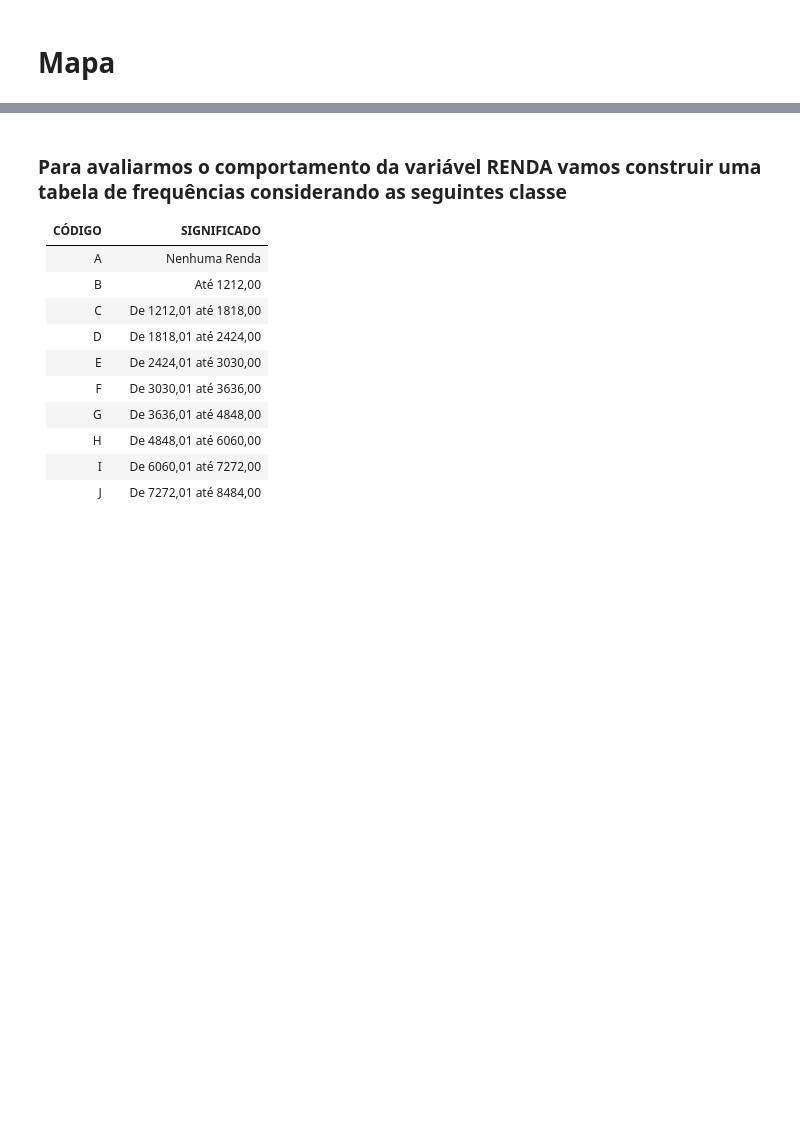
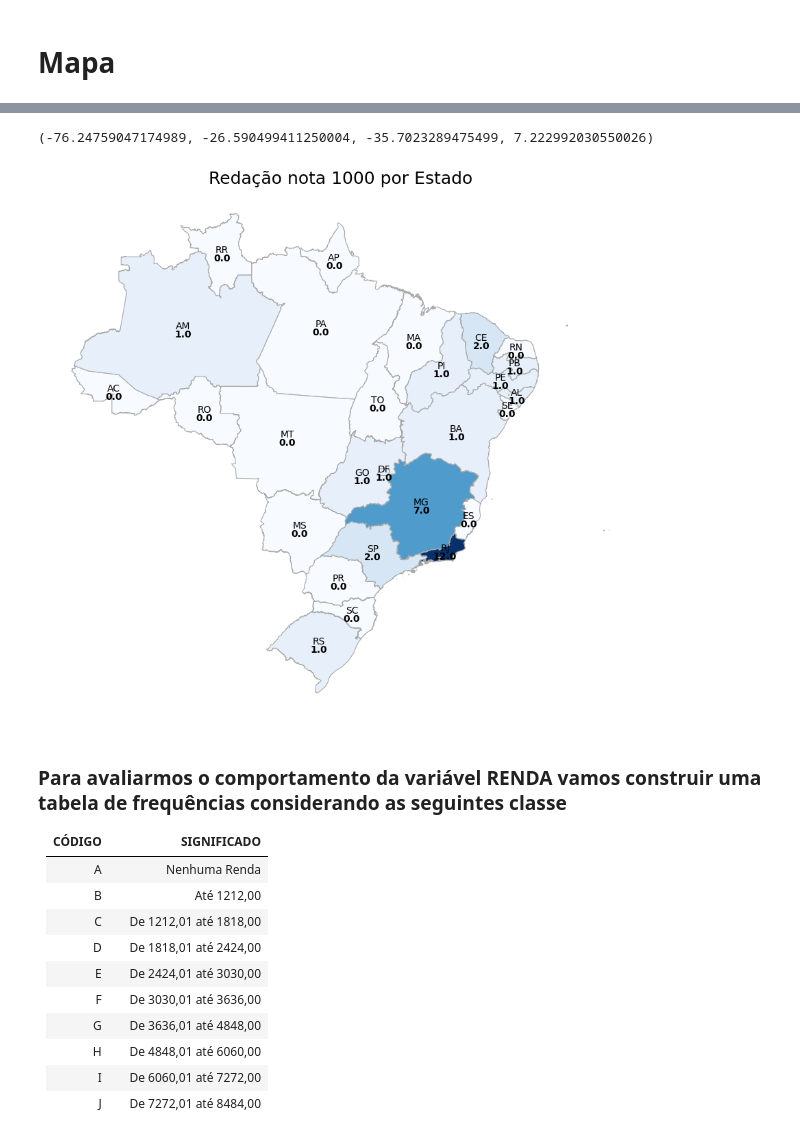
Before and after one commit to Grupo-B-Turma-2-Ada-VemSerTech/Projeto_Mod04_Ada_VemSerTech, a Jupyter notebook: Projeto.ipynb, the cells around one changed output, grey strips where cells are left out. Drawn from its saved outputs; the diff is of its cells as text; code cells hidden in the pictures; blank space fills up the shorter version.

Commit message:
mapa redação nota 1000

```diff
--- a/Projeto.ipynb
+++ b/Projeto.ipynb
@@ -391,3 +407,26 @@ DriverError: BR_UF_2022/BR_UF_2022.shp: No such file or directory
+# %%
+qtd_nota_1000_uf = df_enem[df_enem['NU_NOTA_REDACAO'] == 1000]['SG_UF_PROVA'].value_counts()
+dict_qtd_nota_1000_uf = qtd_nota_1000_uf.to_dict() # convertendo para o tipo dicionário
+infos_ufs['Redacao_1000'] = infos_ufs['SIGLA_UF'].map(dict_qtd_nota_1000_uf)
+
+infos_ufs['Redacao_1000'] = infos_ufs['Redacao_1000'].fillna(0) # preenchendo com zero os estados sem redações nota 1000
+
+#mapa
+fig, ax = plt.subplots(1, figsize = (20,10))
+infos_ufs.plot(column = 'Redacao_1000',
+               ax=ax,
+               cmap = 'Blues',
+               linewidth=0.8,
+               figsize = (20,7),
+               legend = False,
+               edgecolor = 'darkgray')
+plt.title("Redação nota 1000 por Estado", fontsize = 18)
+infos_ufs.apply(lambda x: ax.annotate(text=x.SIGLA_UF, xy=x.geometry.centroid.coords[0], ha='center', color = "black"), axis=1)
+infos_ufs.apply(lambda x: ax.annotate(text=x.Redacao_1000, xy=x.geometry.centroid.coords[0], xytext=(0,-12), textcoords='offset pixels', ha='center', color = "black", weight='semibold'), axis=1)
+ax.axis('off')
+# %% [output]
+(-76.24759047174989, -26.590499411250004, -35.7023289475499, 7.222992030550026)
+[figure, added]
 # %% [markdown]
 ### Para avaliarmos o comportamento da variável RENDA vamos construir uma tabela de frequências considerando as seguintes classe
 
```
Also changed, not shown: parts of 4 cells of this notebook.
